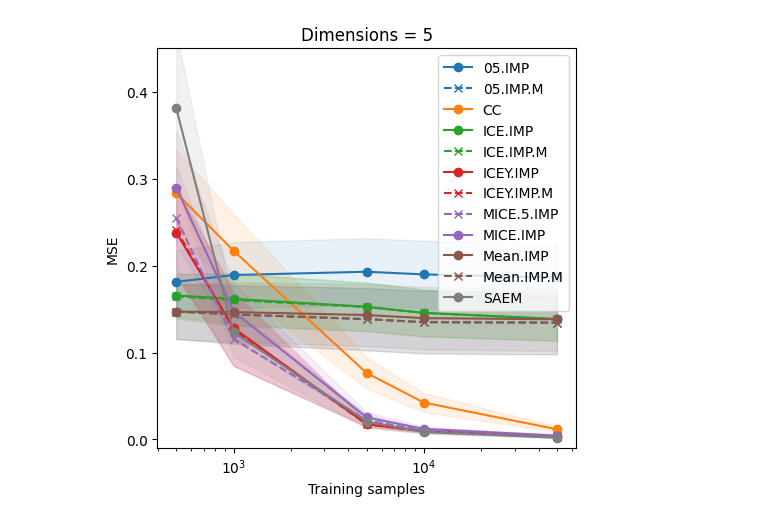
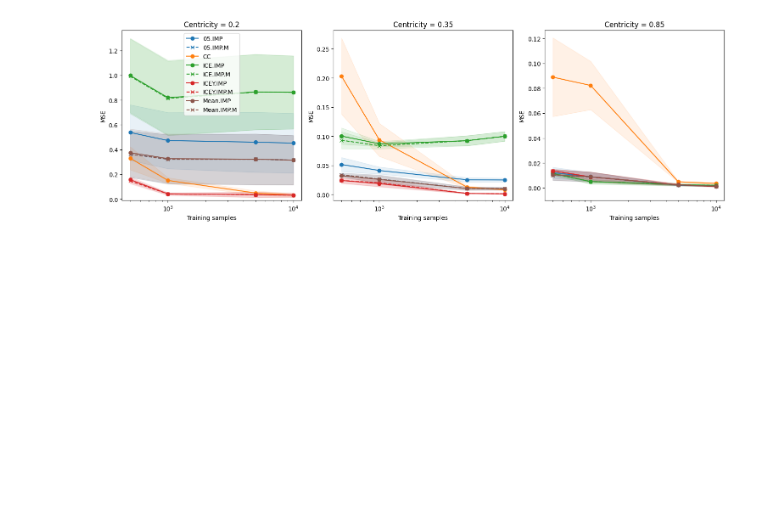
Before and after one commit to ChristopheMuller/logistic_with_NAs, a Jupyter notebook: 6_plot_beta_scores.ipynb, the cells around one changed output. Saved outputs shown, nothing was run; the diff lists cells and outputs as text; code cells hidden in the pictures; blank space fills up the shorter version.

```diff
--- a/6_plot_beta_scores.ipynb
+++ b/6_plot_beta_scores.ipynb
@@ -7,7 +7,7 @@ from utils import *
 from setups import uncertainties, methods_config, methods_no_beta_estimate, metrics_config, variable_config
 
 
-exp = "ExpA"
+exp = "ExpB"
 # %%
 simulation_set_up = pd.read_csv(os.path.join("data", exp, "simulation_set_up.csv"))
 # %%
@@ -72,37 +72,37 @@ def plot_beta_scores_subplots(
             ax.fill_between(x, y - yerr, y + yerr, color=methods_config[method]["color"], alpha=0.1)
 
         ax.set_title(f"{variable_config[variable]['label']} = {var}")
         ax.set_xlabel("Training samples")
         ax.set_ylabel(metrics_config[metric]["label"])
         ax.set_ylim(min_y, max_y)
         if i == 0:
             ax.legend()
 
         if log_x:
             ax.set_xscale("log")
         if log_y:
             ax.set_yscale("log")
 
     plt.tight_layout()
     if save is not None:
         plt.savefig(save)
 
     plt.show()
 
 
 plot_beta_scores_subplots(
     simulation_set_up,
     metric = "mse_error",
-    variable="d",
+    variable="centricity",
 
-    max_y=0.45,
+    max_y=None,
 
-    # remove_methods=["05.IMP.M", "ICE.IMP.M", "ICEY.IMP.M", "05.IMP"],
+    # remove_methods=["ICE.IMP", "ICEY.IMP", "ICE.IMP.M", "ICEY.IMP.M", "05.IMP", "05.IMP.M"],
     # select_methods=["MICE.5.IMP", "MICE.IMP", "ICE.IMP", "SAEM"]
 
 )
 # %% [output]
-[figure, old version]
+[figure, new version]
 # %%
 plot_beta_scores_subplots(
     simulation_set_up,
```
Also changed, not shown: parts of 2 cells of this notebook, 9 other files.
